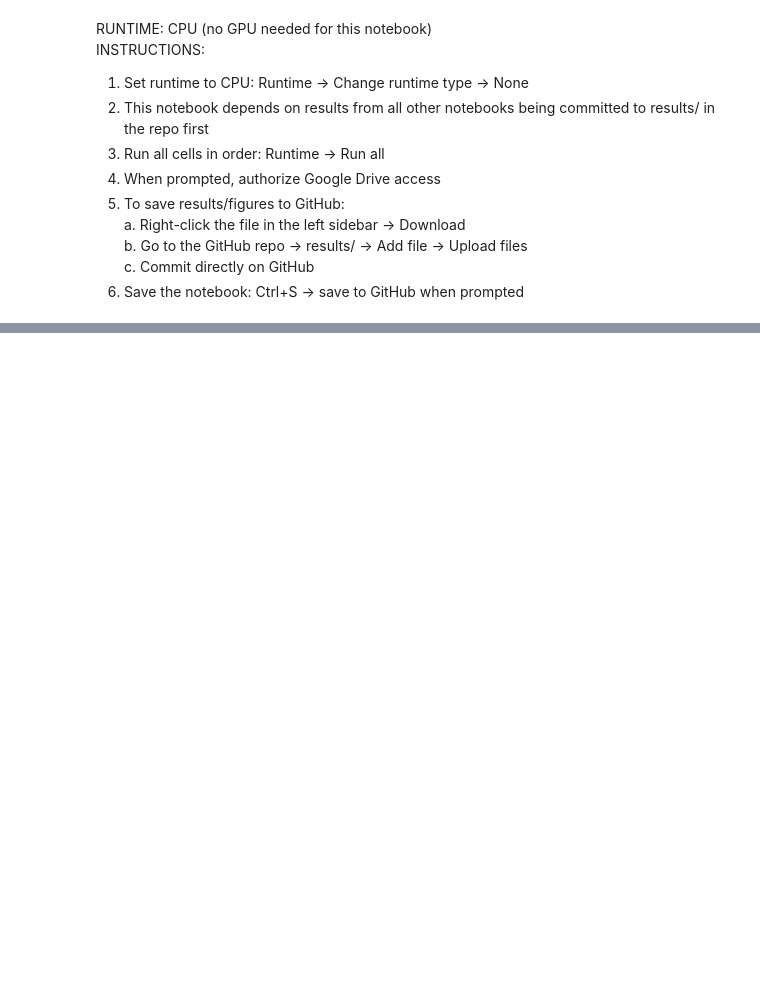
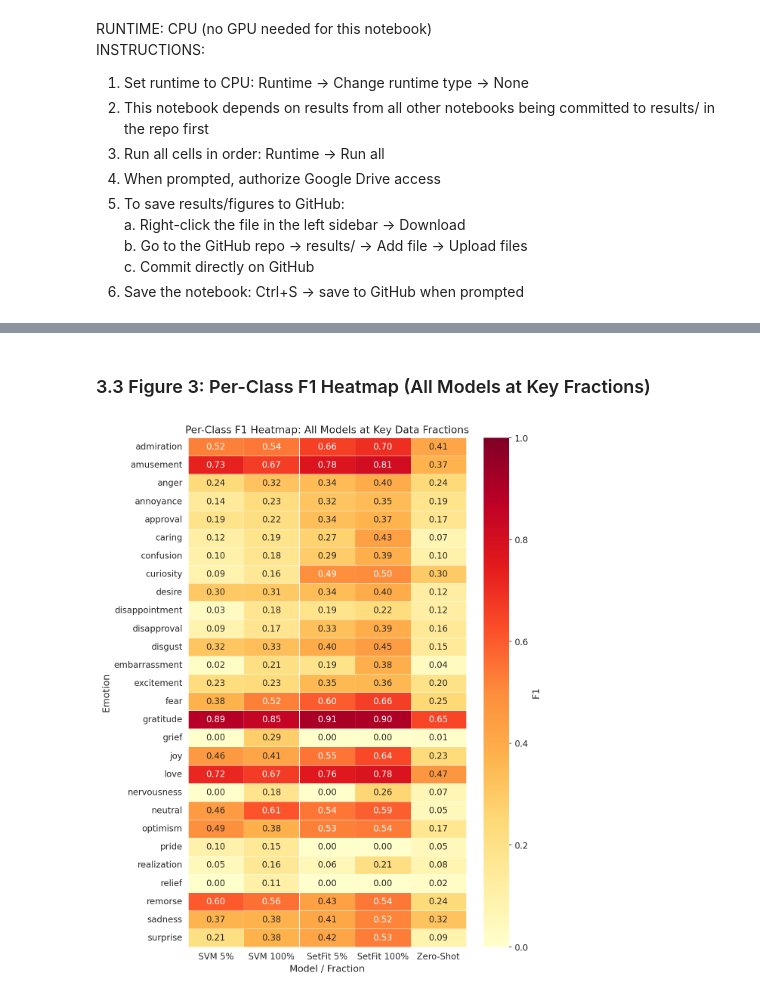
Before and after one commit to phisomni-edu/cs4120-project, a Jupyter notebook: notebooks/05_analysis_viz.ipynb, the cells around one changed output, grey strips where cells are left out. Drawn from its saved outputs; the diff is of its cells as text; code cells hidden in the pictures; blank space fills up the shorter version.

```diff
--- a/notebooks/05_analysis_viz.ipynb
+++ b/notebooks/05_analysis_viz.ipynb
@@ -12,14 +12,23 @@ INSTRUCTIONS:
     c. Commit directly on GitHub
 6. Save the notebook: Ctrl+S → save to GitHub when prompted
 # %%
-# ── 1. Mount Google Drive ─────────────────────────────────────────
+# ── 1. Mount Google Drive ─────────────────────────────────────────────────────
 from google.colab import drive
 drive.mount('/content/drive')
 SAVE_DIR = "/content/drive/MyDrive/cs4120_project/"
 
-# ── 2. Standard imports ───────────────────────────────────────────
+# ── 2. Standard imports ───────────────────────────────────────────────────────
+import sys
+from pathlib import Path
+import warnings
 import numpy as np
 import pandas as pd
 import matplotlib.pyplot as plt
+import matplotlib.patches as mpatches
 import seaborn as sns
 from sklearn.metrics import f1_score, classification_report
+
+plt.rcParams.update({'figure.dpi': 150, 'font.size': 11,
+                     'axes.titlesize': 13, 'axes.labelsize': 12})
+sns.set_style('whitegrid')
+warnings.filterwarnings('ignore')
@@ -25,0 +177,28 @@ from sklearn.metrics import f1_score, classification_report
+# %% [markdown]
+### 3.3 Figure 3: Per-Class F1 Heatmap (All Models at Key Fractions)
+# %%
+frames = []
+if svm_per_class is not None:
+    frames.append(per_class_f1(svm_per_class, 0.05).rename("SVM 5%"))
+    frames.append(per_class_f1(svm_per_class, 1.0).rename("SVM 100%"))
+if setfit_per_class is not None:
+    frames.append(per_class_f1(setfit_per_class, 0.05).rename("SetFit 5%"))
+    frames.append(per_class_f1(setfit_per_class, 1.0).rename("SetFit 100%"))
+if bert_per_class is not None:
+    frames.append(per_class_f1(bert_per_class, 0.05).rename("BERT 5%"))
+    frames.append(per_class_f1(bert_per_class, 1.0).rename("BERT 100%"))
+if zs_per_class is not None:
+    frames.append(zs_per_class.groupby("emotion")["f1"].mean().rename("Zero-Shot"))
+
+heatmap_df = pd.concat(frames, axis=1).sort_index()
+
+fig, ax = plt.subplots(figsize=(max(8, len(heatmap_df.columns) * 1.3), 10))
+sns.heatmap(heatmap_df, annot=True, fmt=".2f", cmap="YlOrRd",
+            vmin=0, vmax=1, linewidths=0.4, ax=ax, cbar_kws={"label": "F1"})
+ax.set_title("Per-Class F1 Heatmap: All Models at Key Data Fractions")
+ax.set_xlabel("Model / Fraction"); ax.set_ylabel("Emotion")
+plt.tight_layout()
+plt.savefig(FIG_DIR / "fig3_heatmap.png", bbox_inches="tight")
+plt.show()
+# %% [output]
+[figure, added]
```
Also changed, not shown: parts of 17 cells of this notebook.
